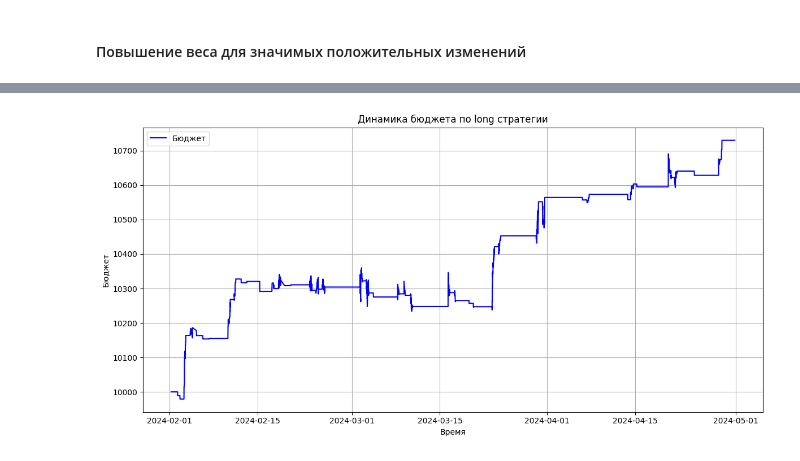
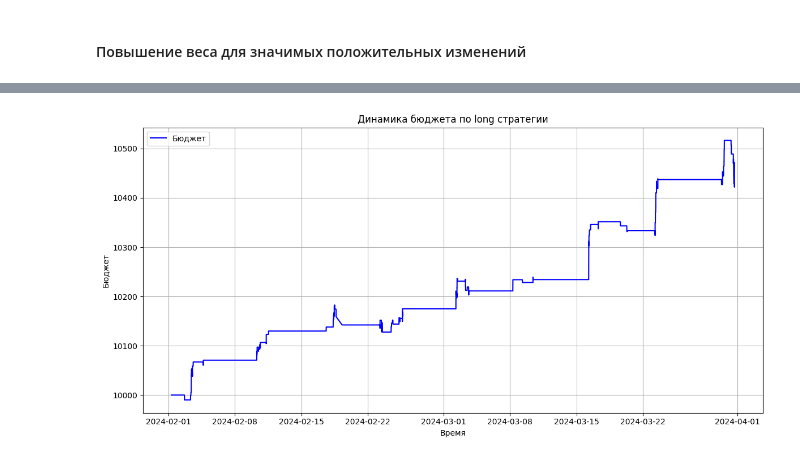
Before and after one commit to Invest-Predict/prices-predictions, a Jupyter notebook: research/basic_exps.ipynb, the cells around one changed output, grey strips where cells are left out. Saved outputs shown, nothing was run; the diff lists cells and outputs as text; code cells hidden in the pictures.

```diff
--- a/research/basic_exps.ipynb
+++ b/research/basic_exps.ipynb
@@ -1249,4 +1244,4 @@ for i in range(len(dfs)):
 # %%
-visualise_long_budget("Gazprom_long_valid_diff_weights.csv")
+visualise_long_budget("Gazprom_long_valid_exp_1.csv")
 # %% [output]
-[figure, old version]
+[figure, new version]
```
Also changed, not shown: parts of 1 cell of this notebook, 3 other files.
